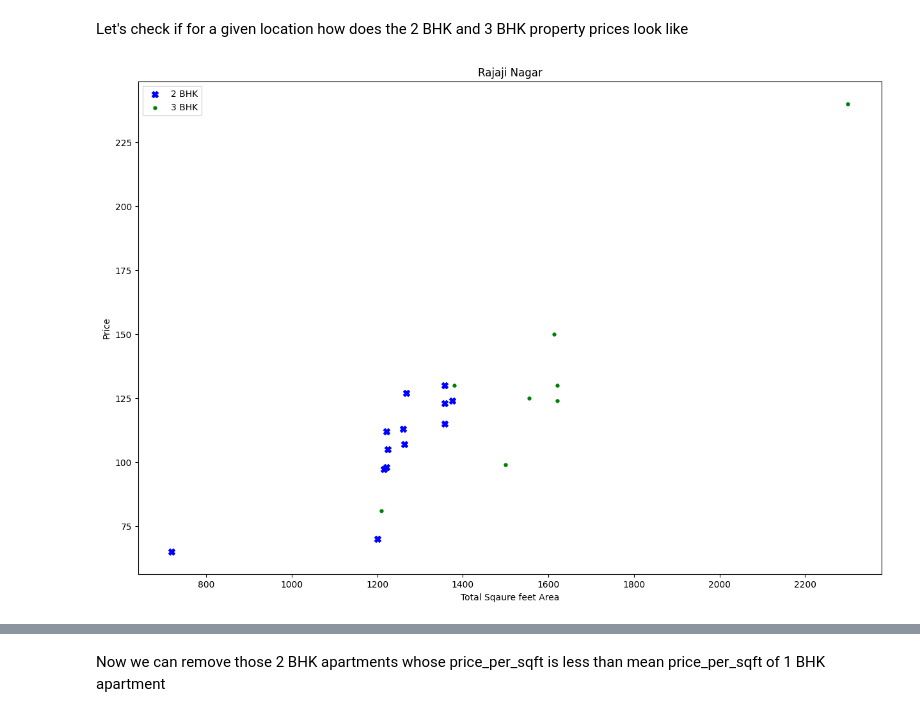
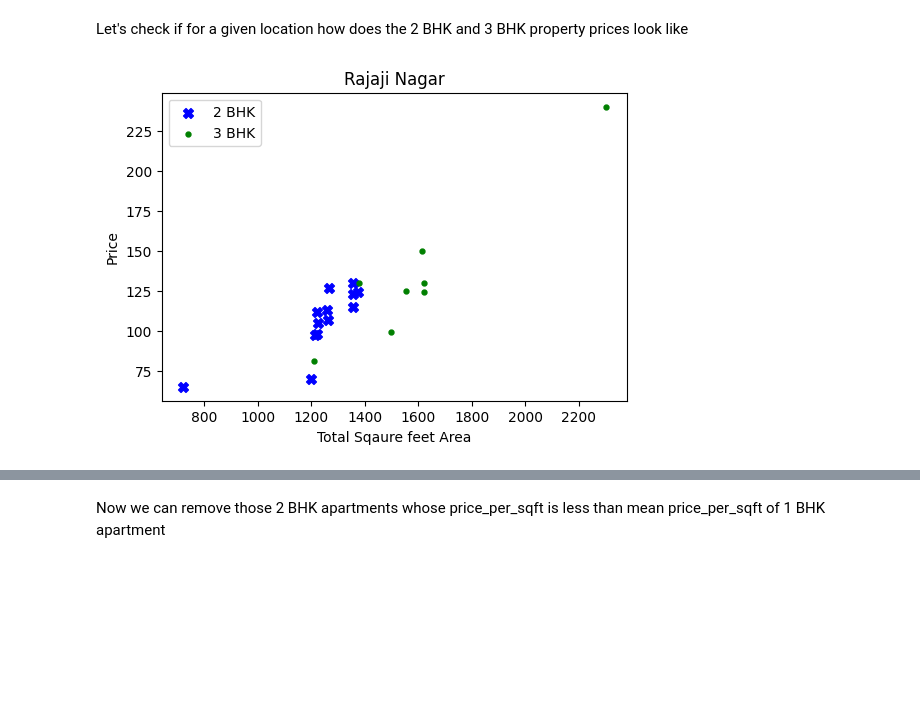
Before and after one commit to Yuvraj004/real_estate_prediction, a Jupyter notebook: model/Real_Prediction.ipynb, the cells around one changed output, grey strips where cells are left out. Cells and saved outputs as stored; diff of their text form; code cells hidden in the pictures; blank space fills up the shorter version.

```diff
--- a/model/Real_Prediction.ipynb
+++ b/model/Real_Prediction.ipynb
@@ -314,18 +303,18 @@ Let's check if for a given location how does the 2 BHK and 3 BHK property prices
 # %%
 def plot_chart(df,location): #function to plot bhk in price vs sqft area
     bhk2 = df[(df.location == location) & (df.bhk==2)] # bhk dataset for location =location and bhk =2
     bhk3 =df[(df.location == location) & (df.bhk==3)]
-    plt.rcParams['figure.figsize'] = (15,10)
+    plt.rcParams['figure.figsize'] = (6,4)
     plt.scatter(bhk2.total_sqft,bhk2.price,color='blue',marker='X',label='2 BHK',s=50)
     plt.scatter(bhk3.total_sqft,bhk3.price,color='green',marker='.',label='3 BHK',s=50)
     plt.xlabel("Total Sqaure feet Area")
     plt.ylabel("Price")
     plt.title(location)
     plt.legend()
 
 plot_chart(df7,"Rajaji Nagar")
 # %% [output]
-[figure, old version]
+[figure, new version]
 # %%
 plot_chart(df7,"Hebbal")
 # %% [output]
```
Also changed, not shown: parts of 10 cells of this notebook, 3 other files.
